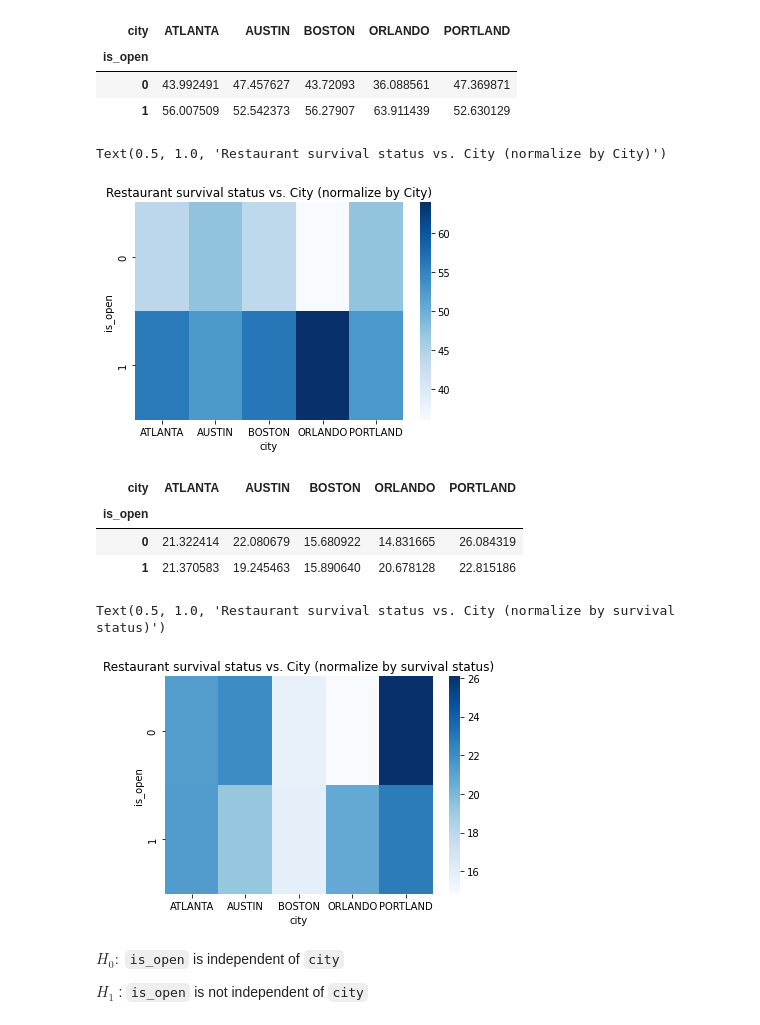
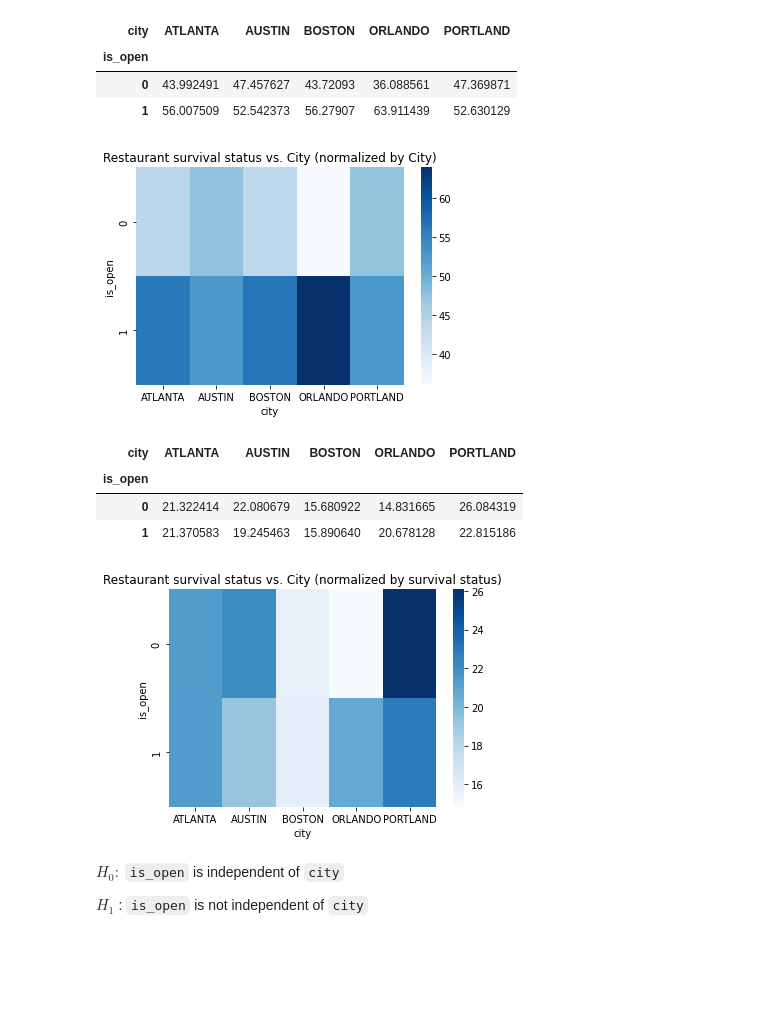
Before and after one commit to christinabrady/ds4a_women_project, a Jupyter notebook: contingency_chi2.ipynb, the cells around one changed output. Drawn from its saved outputs; the diff is of its cells as text; code cells hidden in the pictures; blank space fills up the shorter version.

```diff
--- a/contingency_chi2.ipynb
+++ b/contingency_chi2.ipynb
@@ -68,10 +68,11 @@ city_contingency_norm_columns
 | 1 | 56.007509 | 52.542373 | 56.27907 | 63.911439 | 52.630129 |
 # %%
 ax = sns.heatmap(city_contingency_norm_columns, cmap="Blues")
-ax.set_title("Restaurant survival status vs. City (normalize by City)")
+ax.set_title("Restaurant survival status vs. City (normalized by City)")
+#plt.show()
+plt.savefig('heatmap_city_col.png', bbox_inches='tight')
 # %% [output]
-Text(0.5, 1.0, 'Restaurant survival status vs. City (normalize by City)')
-[figure, old version]
+[figure, new version]
 # %%
 city_contingency_norm_index = pd.crosstab(index=restaurant_df['is_open'], columns=restaurant_df['city'],
                                           normalize = 'index') * 100
@@ -83,10 +84,11 @@ city_contingency_norm_index
 | 1 | 21.370583 | 19.245463 | 15.890640 | 20.678128 | 22.815186 |
 # %%
 ax = sns.heatmap(city_contingency_norm_index, cmap="Blues")
-ax.set_title("Restaurant survival status vs. City (normalize by survival status)")
+ax.set_title("Restaurant survival status vs. City (normalized by survival status)")
+#plt.show()
+plt.savefig('heatmap_city_index.png', bbox_inches='tight')
 # %% [output]
-Text(0.5, 1.0, 'Restaurant survival status vs. City (normalize by survival status)')
-[figure, old version]
+[figure, new version]
 # %% [markdown]
 $H_0 : $ `is_open` is independent of `city`
 
```
Also changed, not shown: 1 other file.
